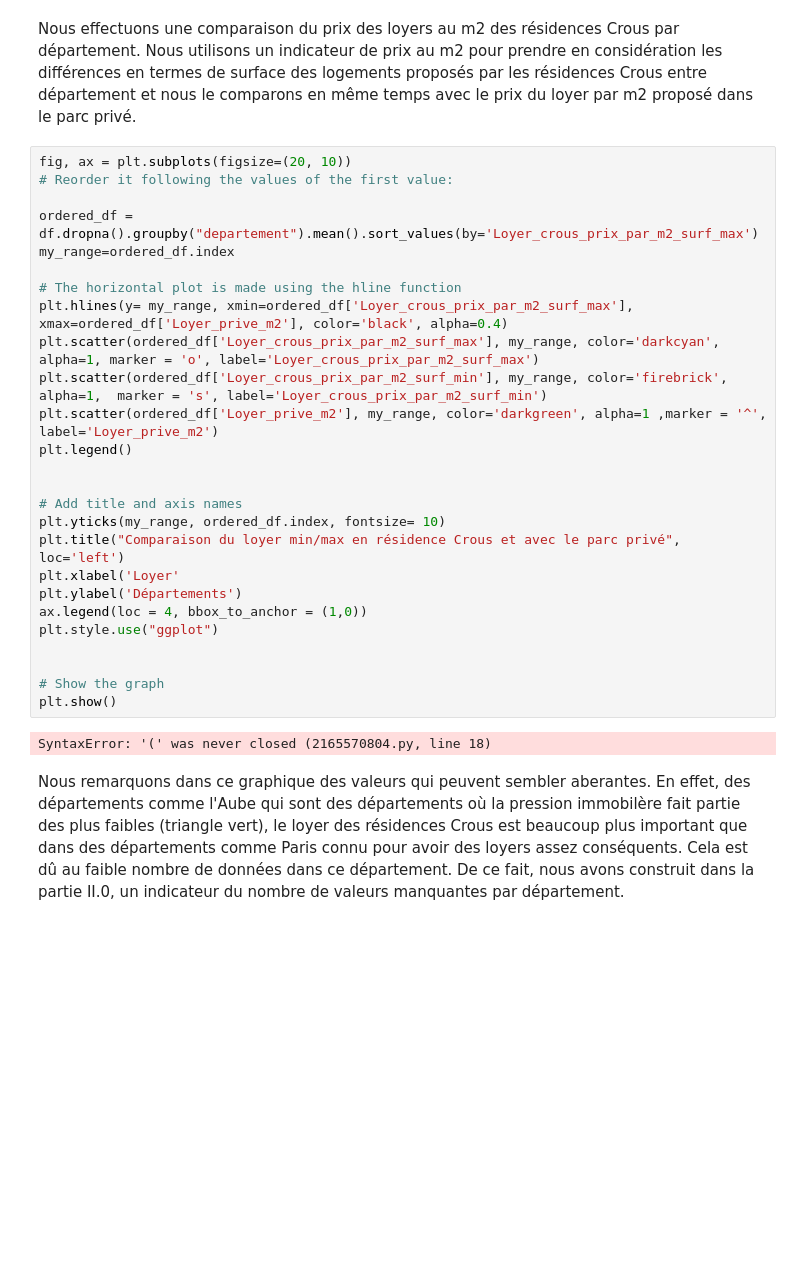
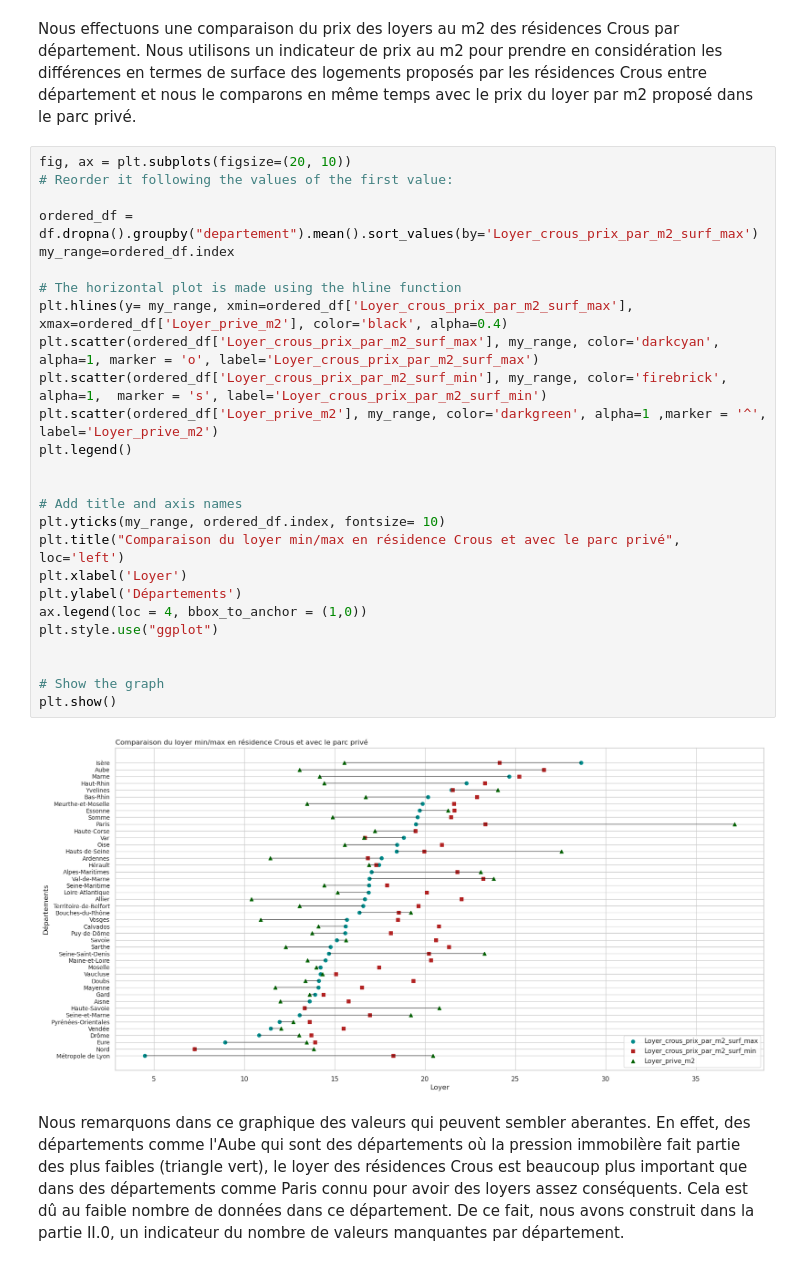
Before and after one commit to Simgnt/La-loi-du-Crous, a Jupyter notebook: La loi du Crous.ipynb, the cells around one changed output. Cells and saved outputs as stored; diff of their text form; blank space fills up the shorter version.

```diff
--- a/La loi du Crous.ipynb
+++ b/La loi du Crous.ipynb
@@ -493,31 +493,31 @@ Nous effectuons une comparaison du prix des loyers au m2 des résidences Crous p
 # %%
 fig, ax = plt.subplots(figsize=(20, 10))
 # Reorder it following the values of the first value:
 
 ordered_df = df.dropna().groupby("departement").mean().sort_values(by='Loyer_crous_prix_par_m2_surf_max')
 my_range=ordered_df.index
 
 # The horizontal plot is made using the hline function
 plt.hlines(y= my_range, xmin=ordered_df['Loyer_crous_prix_par_m2_surf_max'], xmax=ordered_df['Loyer_prive_m2'], color='black', alpha=0.4)
 plt.scatter(ordered_df['Loyer_crous_prix_par_m2_surf_max'], my_range, color='darkcyan', alpha=1, marker = 'o', label='Loyer_crous_prix_par_m2_surf_max')
 plt.scatter(ordered_df['Loyer_crous_prix_par_m2_surf_min'], my_range, color='firebrick', alpha=1,  marker = 's', label='Loyer_crous_prix_par_m2_surf_min')
 plt.scatter(ordered_df['Loyer_prive_m2'], my_range, color='darkgreen', alpha=1 ,marker = '^', label='Loyer_prive_m2')
 plt.legend()
 
 
 # Add title and axis names
 plt.yticks(my_range, ordered_df.index, fontsize= 10)
 plt.title("Comparaison du loyer min/max en résidence Crous et avec le parc privé", loc='left')
-plt.xlabel('Loyer'
+plt.xlabel('Loyer')
 plt.ylabel('Départements')
 ax.legend(loc = 4, bbox_to_anchor = (1,0))
 plt.style.use("ggplot")
 
 
 # Show the graph
 plt.show()
 # %% [output]
-SyntaxError: '(' was never closed (2165570804.py, line 18)
+[figure, added]
 # %% [markdown]
 Nous remarquons dans ce graphique des valeurs qui peuvent sembler aberantes. En effet, des départements comme l'Aube qui sont des départements où la pression immobilère fait partie des plus faibles (triangle vert), le loyer des résidences Crous est beaucoup plus important que dans des départements comme Paris connu pour avoir des loyers assez conséquents. Cela est dû au faible nombre de données dans ce département. De ce fait, nous avons construit dans la partie II.0, un indicateur du nombre de valeurs manquantes par département.
 # %% [markdown]
```
Also changed, not shown: parts of 18 cells of this notebook.
